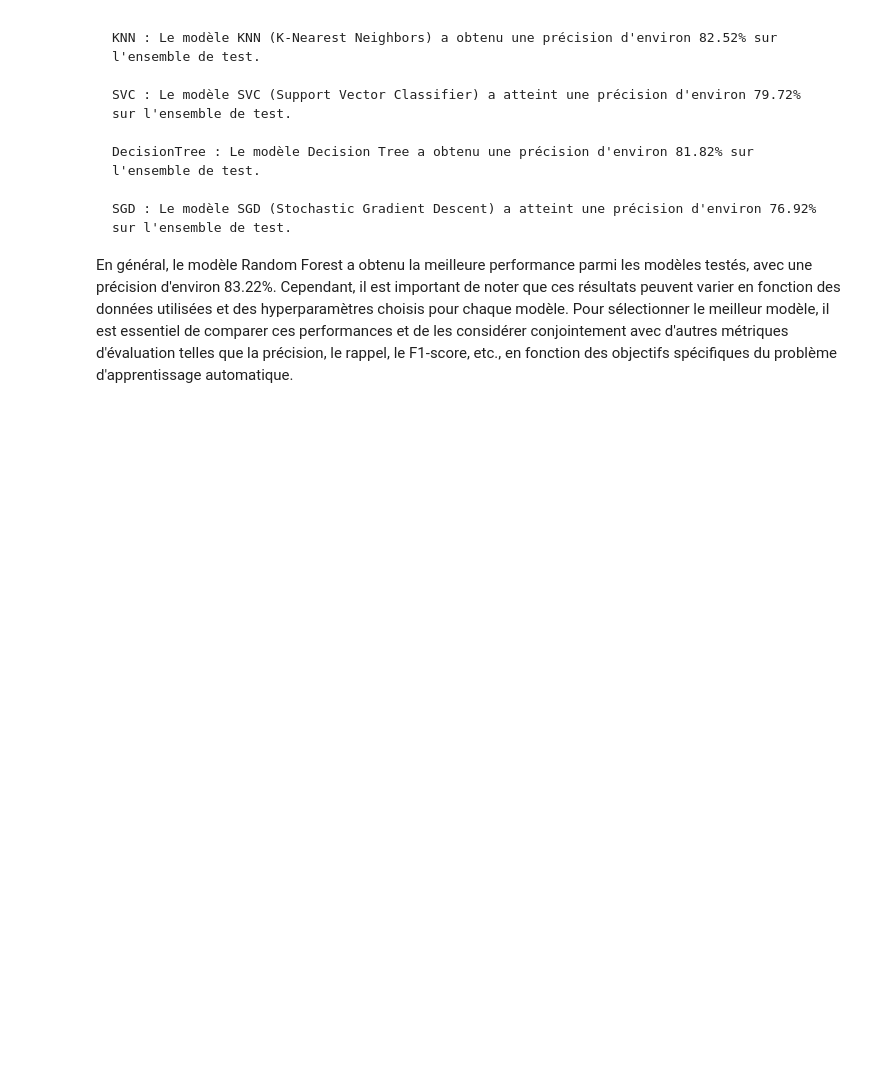
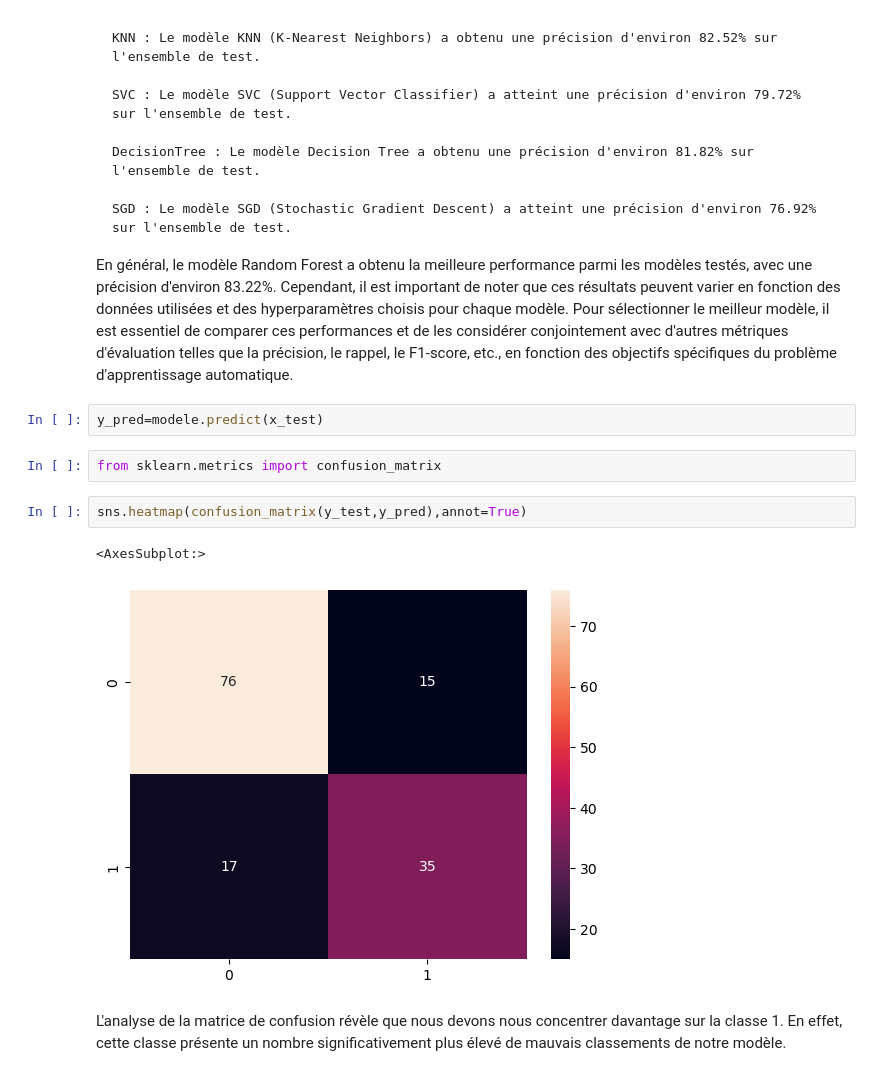
Before and after one commit to mouhamed0699/Machine_Learning, a Jupyter notebook: Projet_Data_science/titanic.ipynb, the cells around one changed output. Saved outputs shown, nothing was run; the diff lists cells and outputs as text; blank space fills up the shorter version.

```diff
--- a/Projet_Data_science/titanic.ipynb
+++ b/Projet_Data_science/titanic.ipynb
@@ -456,3 +456,14 @@ SGD
     SGD : Le modèle SGD (Stochastic Gradient Descent) a atteint une précision d'environ 76.92% sur l'ensemble de test.
 
 En général, le modèle Random Forest a obtenu la meilleure performance parmi les modèles testés, avec une précision d'environ 83.22%. Cependant, il est important de noter que ces résultats peuvent varier en fonction des données utilisées et des hyperparamètres choisis pour chaque modèle. Pour sélectionner le meilleur modèle, il est essentiel de comparer ces performances et de les considérer conjointement avec d'autres métriques d'évaluation telles que la précision, le rappel, le F1-score, etc., en fonction des objectifs spécifiques du problème d'apprentissage automatique.
+# %%
+y_pred=modele.predict(x_test)
+# %%
+from sklearn.metrics import confusion_matrix
+# %%
+sns.heatmap(confusion_matrix(y_test,y_pred),annot=True)
+# %% [output]
+<AxesSubplot:>
+[figure, added]
+# %% [markdown]
+L'analyse de la matrice de confusion révèle que nous devons nous concentrer davantage sur la classe 1. En effet, cette classe présente un nombre significativement plus élevé de mauvais classements de notre modèle.
```
Also changed, not shown: parts of 3 cells of this notebook, 14 other files.
